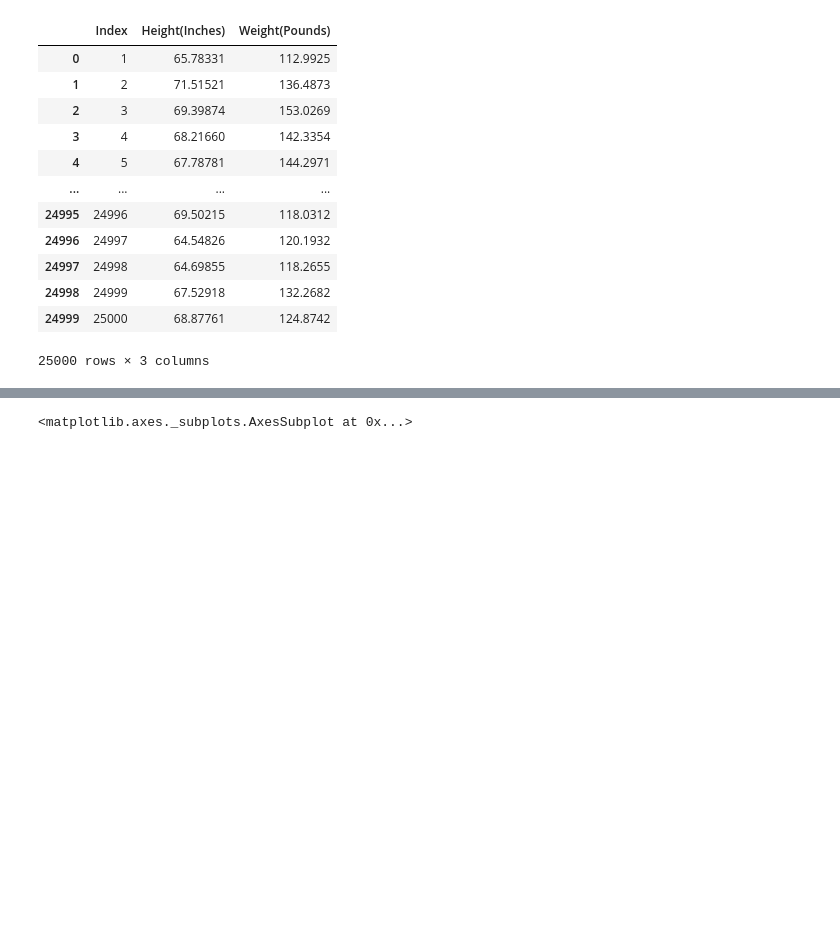
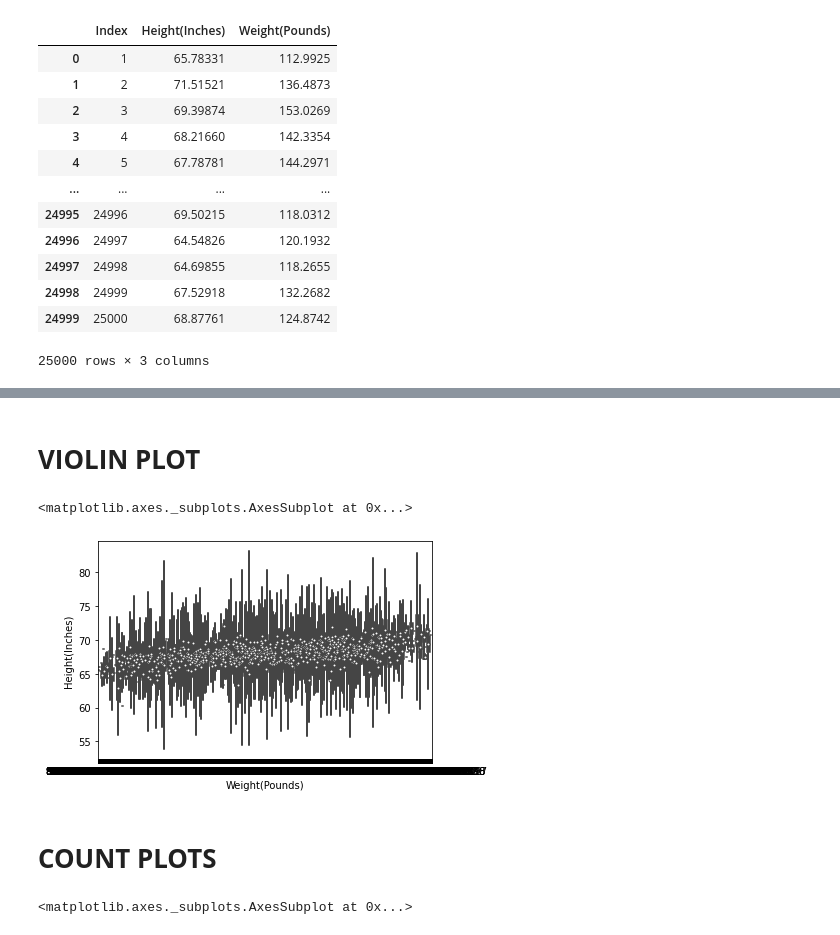
Before and after one commit to Olifira/-, a Jupyter notebook: лаб5_seaborn_олифир.ipynb, the cells around one changed output, grey strips where cells are left out. Drawn from its saved outputs; the diff is of its cells as text; code cells hidden in the pictures; blank space fills up the shorter version.

```diff
--- a/лаб5_seaborn_олифир.ipynb
+++ b/лаб5_seaborn_олифир.ipynb
@@ -33,3 +45,12 @@ hw
+# %% [markdown]
+# **VIOLIN** **PLOT**
+# %%
+sns.violinplot(x='Weight(Pounds)', y='Height(Inches)', data=hw)
+# %% [output]
+<matplotlib.axes._subplots.AxesSubplot at 0x...>
+[figure, added]
+# %% [markdown]
+# **COUNT** **PLOTS**
 # %%
 sns.countplot(x='Weight(Pounds)', data=hw)
 # %% [output]
```
Also changed, not shown: parts of 11 cells of this notebook.
